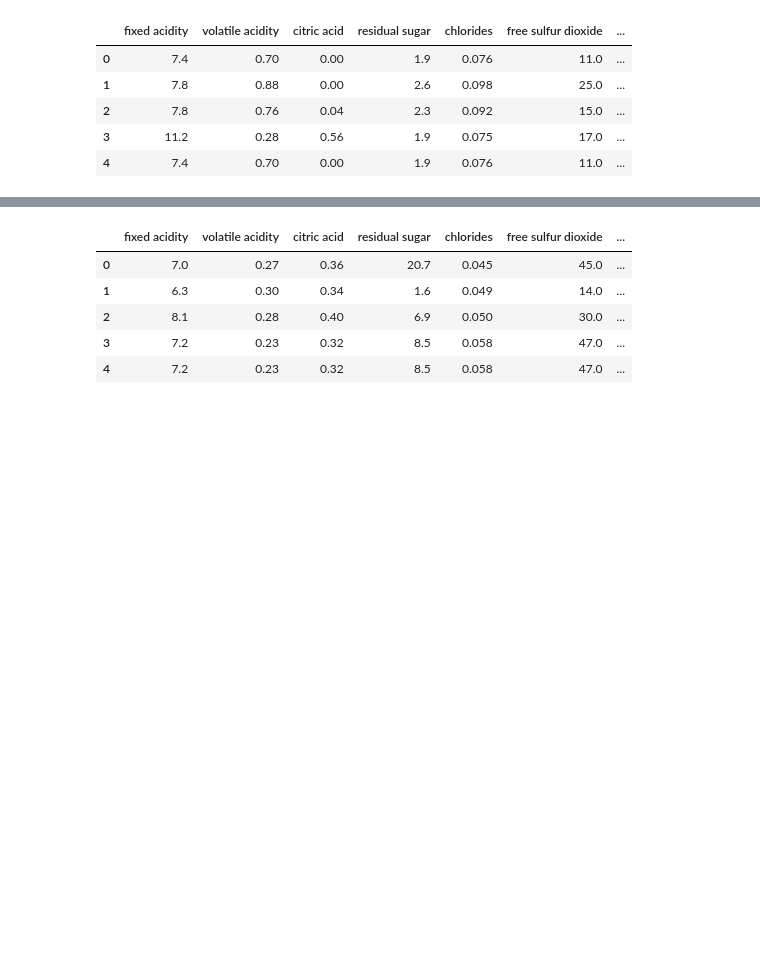
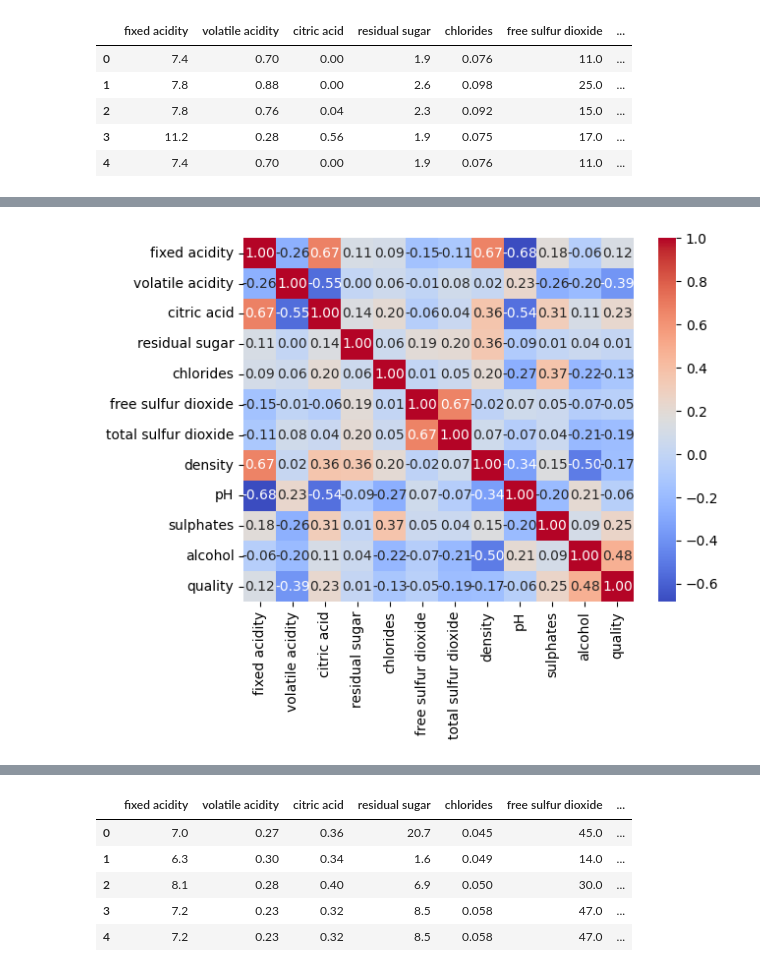
Before and after one commit to DataScience-DHBWKA/Gruppe-6-Wein, a Jupyter notebook: analyze_data.ipynb, the cells around one changed output, grey strips where cells are left out. Drawn from its saved outputs; the diff is of its cells as text; code cells hidden in the pictures; blank space fills up the shorter version.

```diff
--- a/analyze_data.ipynb
+++ b/analyze_data.ipynb
@@ -42,0 +61,6 @@ None
+# %%
+corr_red = data_red.corr()
+sns.heatmap(corr_red, annot=True, cmap="coolwarm", fmt=".2f")
+plt.show()
+# %% [output]
+[figure, added]
```
Also changed, not shown: parts of 24 cells of this notebook.
